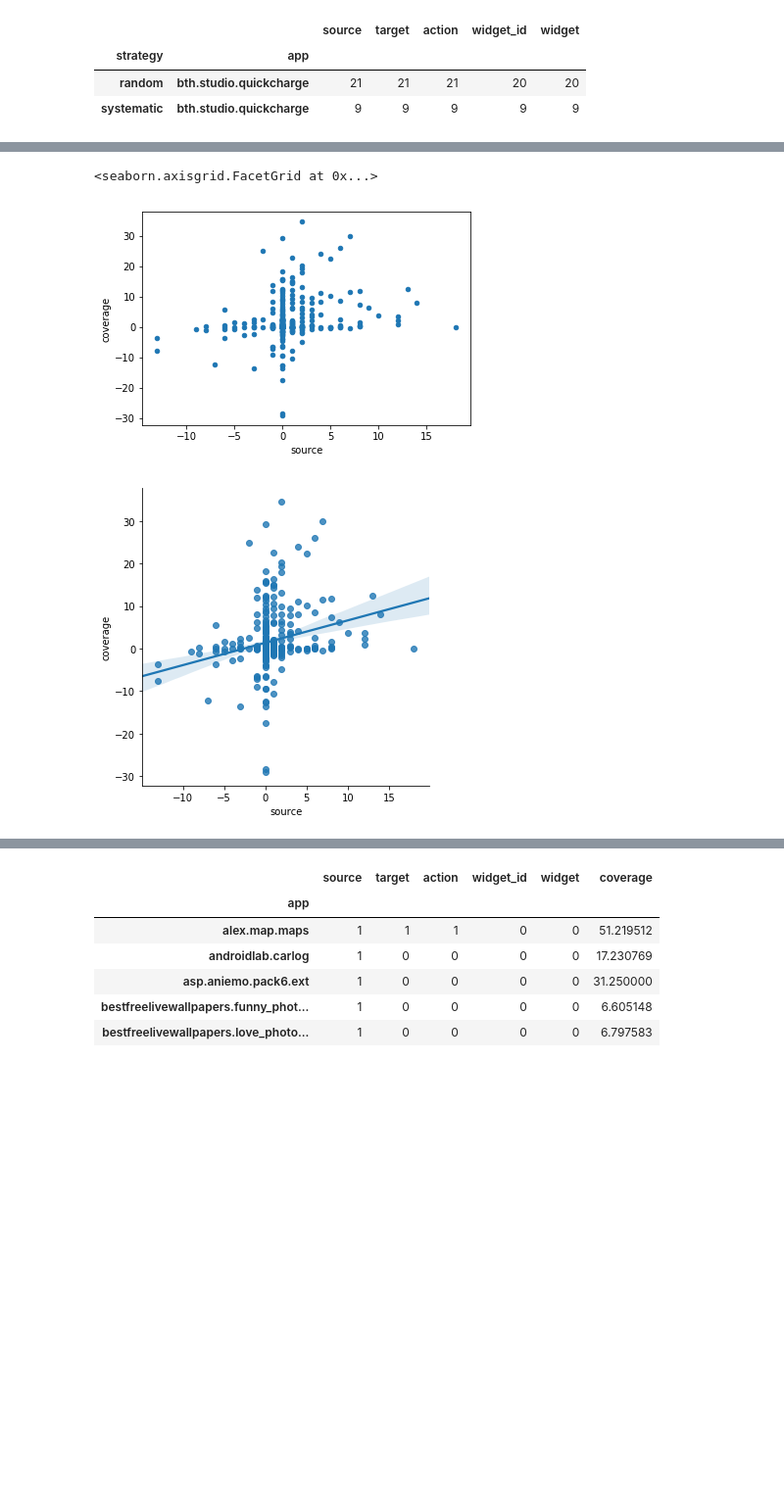
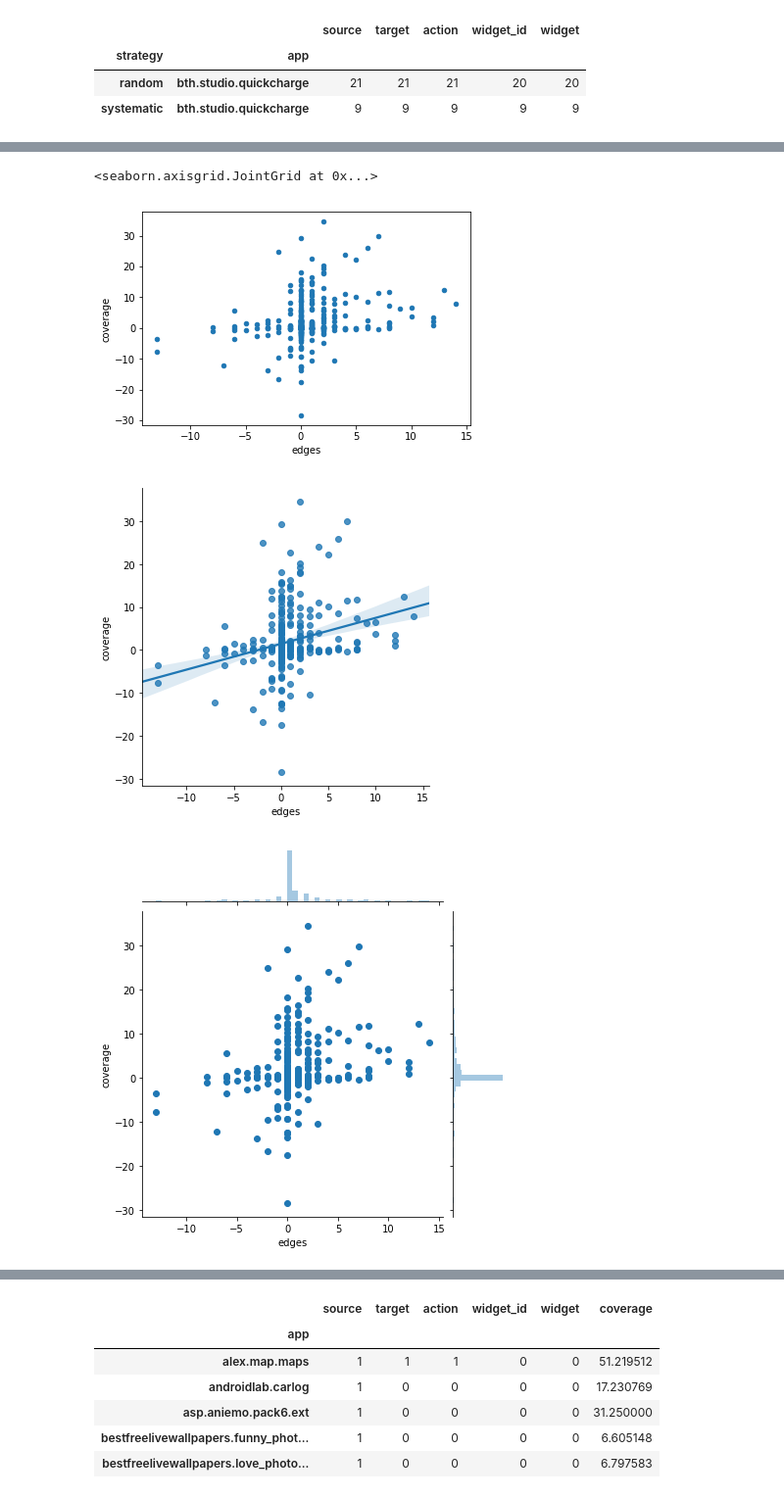
Before and after one commit to sangamk/IncubatorDataAnalyser, a Jupyter notebook: notebooks/GraphCoverage.ipynb, the cells around one changed output, grey strips where cells are left out. Shown at 98% size. Cells and saved outputs as stored; diff of their text form; code cells hidden in the pictures; blank space fills up the shorter version.

```diff
--- a/notebooks/GraphCoverage.ipynb
+++ b/notebooks/GraphCoverage.ipynb
@@ -137,4 +141,5 @@ diff_in_coverage_per_app.to_frame().head()
 # %%
 diff_in_graph_per_app = random_coverage_with_test_graph['source'] - systematic_coverage_with_test_graph['source']
-diff_in_graph_per_app.to_frame().head()
+diff_in_graph_per_app = diff_in_graph_per_app.to_frame("edges")
+diff_in_graph_per_app.head()
 # %% [output]
@@ -147,0 +153,3 @@ diff_in_graph_per_app.to_frame().head()
+# %%
+diff_result = pd.concat([diff_in_graph_per_app, diff_in_coverage_per_app], axis=1, sort=False)
+diff_result.head()
@@ -148,8 +164,9 @@ diff_in_graph_per_app.to_frame().head()
 # %%
-diff_result = pd.concat([diff_in_graph_per_app.to_frame(), diff_in_coverage_per_app.to_frame()], axis=1, sort=False)
-diff_result.plot.scatter(x='source', y='coverage')
-sns.lmplot(x='source', y='coverage', data=diff_result, fit_reg=True)
+diff_result.plot.scatter(x='edges', y='coverage')
+sns.lmplot(x='edges', y='coverage', data=diff_result, fit_reg=True)
+sns.jointplot(x=diff_result.edges, y=diff_result.coverage, kind="scatter")
 # %% [output]
-<seaborn.axisgrid.FacetGrid at 0x...>
+<seaborn.axisgrid.JointGrid at 0x...>
-[figure, old version]
+[figure, new version]
-[figure, old version]
+[figure, new version]
+[figure, added]
```
Also changed, not shown: parts of 25 cells of this notebook, 7 other files.
